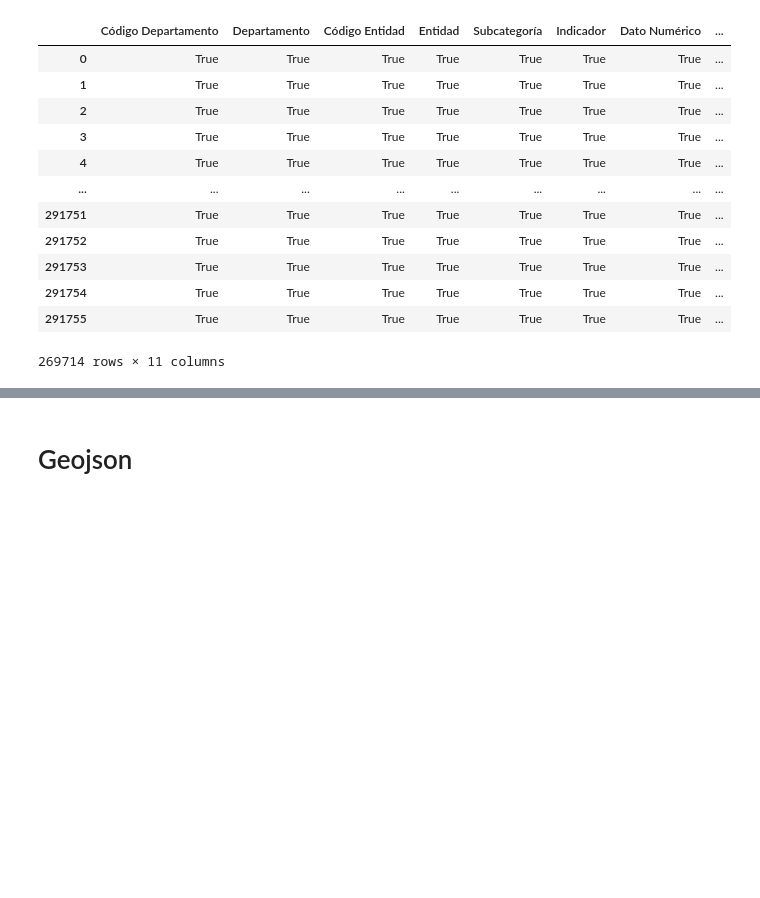
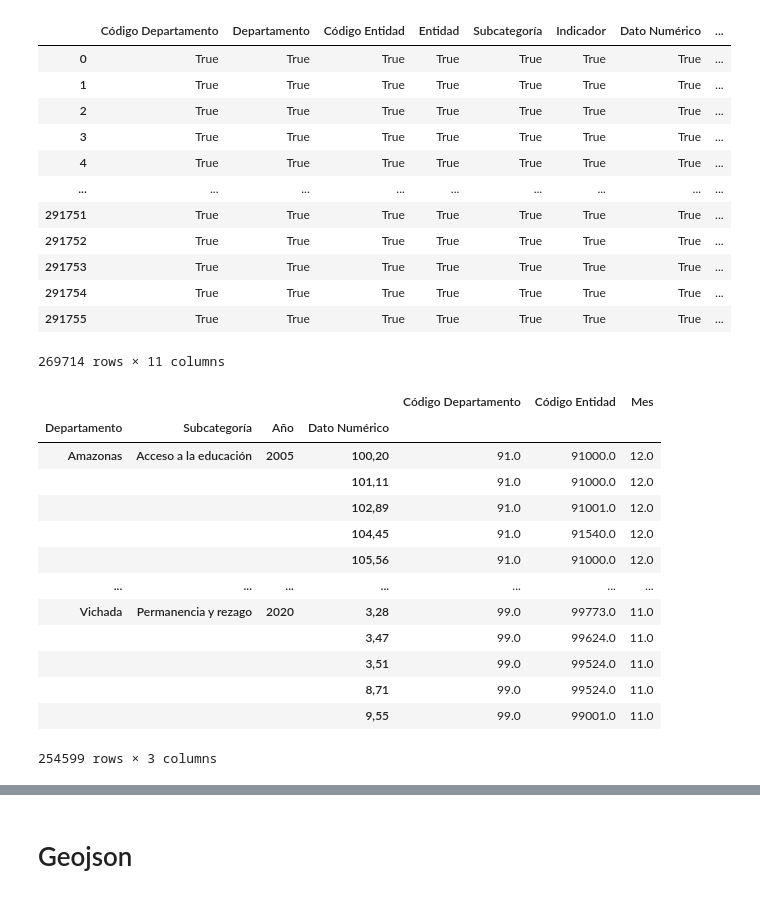
Before and after one commit to mg-torres/lab2VisualAnalytics, a Jupyter notebook: LimpiezaTerriData.ipynb, the cells around one changed output, grey strips where cells are left out. Saved outputs shown, nothing was run; the diff lists cells and outputs as text; code cells hidden in the pictures; blank space fills up the shorter version.

```diff
--- a/LimpiezaTerriData.ipynb
+++ b/LimpiezaTerriData.ipynb
@@ -98,0 +100,19 @@ terridata = terridata.drop_duplicates();
+# %%
+filtroporDeptos4= terridataDeptos3.groupby(['Departamento', 'Subcategoría', 'Año', 'Dato Numérico']).mean()
+# %%
+filtroporDeptos4
+# %% [output]
+|  |  |  |  | Código Departamento | Código Entidad | Mes |
+| Departamento | Subcategoría | Año | Dato Numérico |  |  |  |
+| Amazonas | Acceso a la educación | 2005 | 100,20 | 91.0 | 91000.0 | 12.0 |
+|  |  |  | 101,11 | 91.0 | 91000.0 | 12.0 |
+|  |  |  | 102,89 | 91.0 | 91001.0 | 12.0 |
+|  |  |  | 104,45 | 91.0 | 91540.0 | 12.0 |
+|  |  |  | 105,56 | 91.0 | 91000.0 | 12.0 |
+| ... | ... | ... | ... | ... | ... | ... |
+| Vichada | Permanencia y rezago | 2020 | 3,28 | 99.0 | 99773.0 | 11.0 |
+|  |  |  | 3,47 | 99.0 | 99624.0 | 11.0 |
+|  |  |  | 3,51 | 99.0 | 99524.0 | 11.0 |
+|  |  |  | 8,71 | 99.0 | 99524.0 | 11.0 |
+|  |  |  | 9,55 | 99.0 | 99001.0 | 11.0 |
+254599 rows × 3 columns
```
Also changed, not shown: parts of 13 cells of this notebook.
